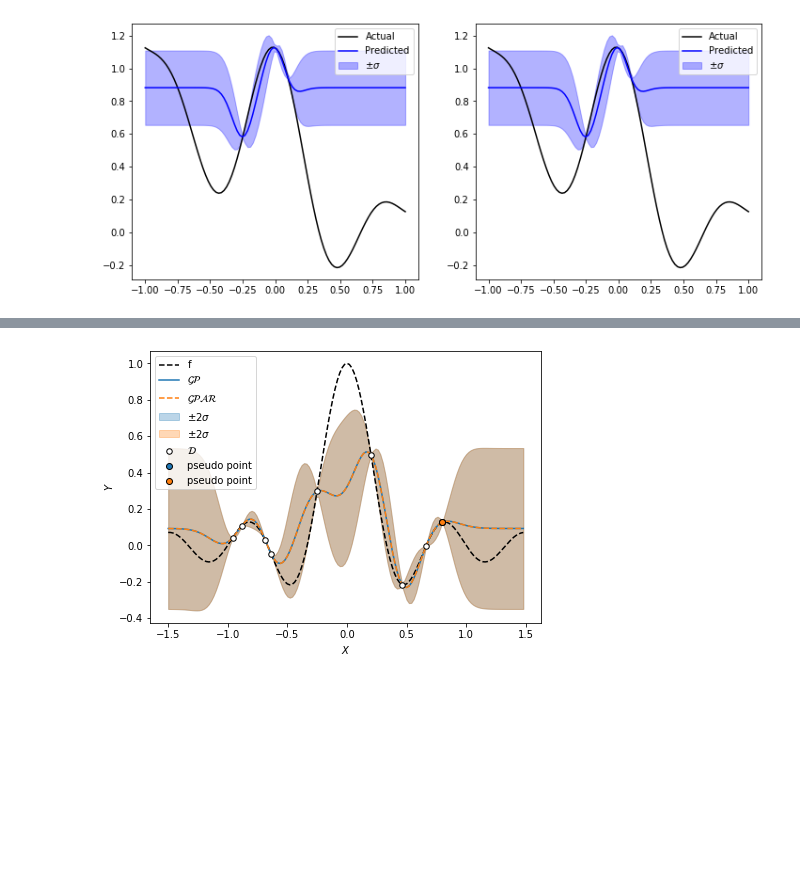
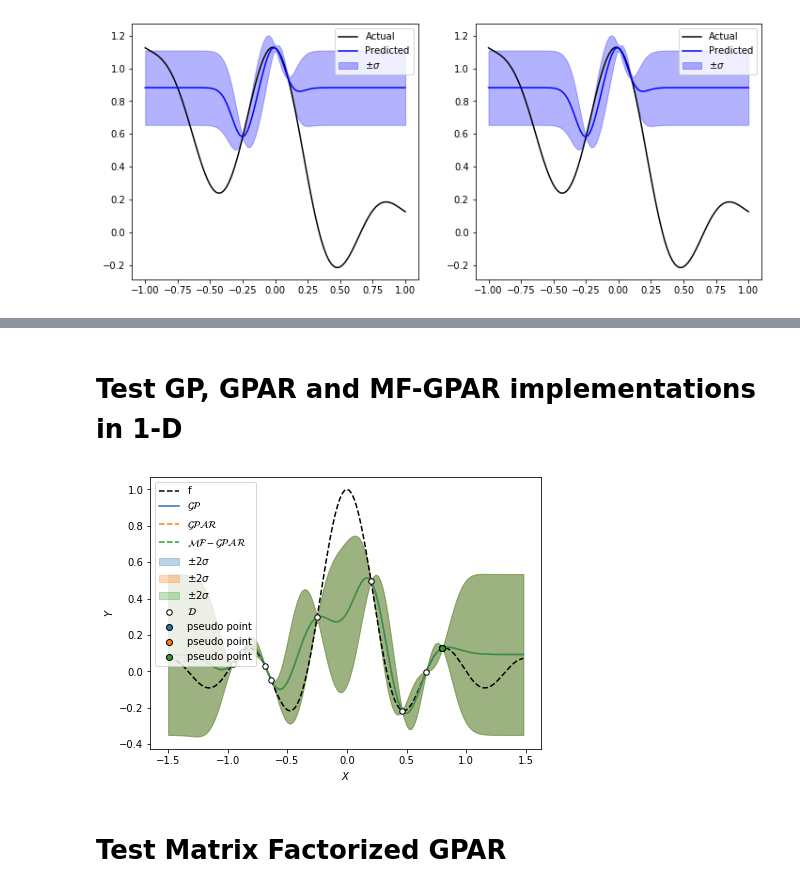
Before and after one commit to gncs/boa, a Jupyter notebook: notebooks/scratch.ipynb, the cells around one changed output, grey strips where cells are left out. Cells and saved outputs as stored; diff of their text form; code cells hidden in the pictures; blank space fills up the shorter version.

Commit message:
MF-GPAR seems to work in 1D, starting work on experiments.

```diff
--- a/notebooks/scratch.ipynb
+++ b/notebooks/scratch.ipynb
@@ -73,3 +71,5 @@ m = m | (X_train, Y_train)
+# %% [markdown]
+# Test GP, GPAR and MF-GPAR implementations in 1-D
 # %%
 # Test function
 def f(x):
@@ -110,39 +110,65 @@ y_pred_gpar, var_pred_gpar = gpar.predict_batch(x_cont)
 
 y_pred_gpar = y_pred_gpar.numpy()
 var_pred_gpar = var_pred_gpar.numpy()
+# %%
+mf_gpar = MatrixFactorizedGPARModel(latent_dim=1, kernel='rbf', num_optimizer_restarts=10, verbose=True)
+mf_gpar = mf_gpar | (x_train, y_train)
+mf_gpar.train()
+
+mf_gpar.add_pseudo_point(pseudo_point)
+y_pred_mf_gpar, var_pred_mf_gpar = mf_gpar.predict_batch(x_cont)
+
+y_pred_mf_gpar = y_pred_mf_gpar.numpy()
+var_pred_mf_gpar = var_pred_mf_gpar.numpy()
 # %%
 # Plot results
 fig, ax = plt.subplots(nrows=1, ncols=1, figsize=(7, 5))
 
+# Ground truth
 ax.plot(x_cont[:, 0], f(x_cont), color='black', linestyle='dashed', label='f', zorder=-1)
 
+# FF-GP predictions
 ax.plot(x_cont[:, 0], y_pred_ff_gp, color='C0', zorder=-1, label=r'$\mathcal{GP}$')
 ax.fill_between(x_cont.T[0],
                 (y_pred_ff_gp + 2 * np.sqrt(var_pred_ff_gp)).T[0],
                 (y_pred_ff_gp - 2 * np.sqrt(var_pred_ff_gp)).T[0],
                 color='C0',
                 alpha=0.3,
                 zorder=-1,
                 label=r'$\pm2\sigma$')
 
+# GPAR predictions
 ax.plot(x_cont[:, 0], y_pred_gpar, color='C1', zorder=-1, label=r'$\mathcal{GPAR}$', linestyle='dashed')
 ax.fill_between(x_cont.T[0],
                 (y_pred_gpar + 2 * np.sqrt(var_pred_gpar)).T[0],
                 (y_pred_gpar - 2 * np.sqrt(var_pred_gpar)).T[0],
                 color='C1',
                 alpha=0.3,
                 zorder=-1,
                 label=r'$\pm2\sigma$')
 
+# MF-GPAR predictions
+ax.plot(x_cont[:, 0], y_pred_mf_gpar, color='C2', zorder=-1, label=r'$\mathcal{MF-GPAR}$', linestyle='dashed')
+ax.fill_between(x_cont.T[0],
+                (y_pred_mf_gpar + 2 * np.sqrt(var_pred_mf_gpar)).T[0],
+                (y_pred_mf_gpar - 2 * np.sqrt(var_pred_mf_gpar)).T[0],
+                color='C2',
+                alpha=0.3,
+                zorder=-1,
+                label=r'$\pm2\sigma$')
+
 # Data points
 ax.scatter(x=x_train[:, 0], y=y_train[:, 0], s=30, c='white', edgecolors='black', label=r'$\mathcal{D}$')
 ax.scatter(x=ff_gp.xs[-1:, 0], y=ff_gp.ys[-1:, 0], c='C0', edgecolors='black', label='pseudo point')
 ax.scatter(x=gpar.xs[-1:, 0], y=gpar.ys[-1:, 0], c='C1', edgecolors='black', label='pseudo point')
+ax.scatter(x=mf_gpar.xs[-1:, 0], y=mf_gpar.ys[-1:, 0], c='C2', edgecolors='black', label='pseudo point')
 
 ax.legend(loc='upper left')
 ax.set_xlabel('$X$')
 ax.set_ylabel('$Y$')
 
 fig.show()
 # %% [output]
-[figure, old version]
+[figure, new version]
+# %% [markdown]
+# Test Matrix Factorized GPAR
```
Also changed, not shown: parts of 1 cell of this notebook, 4 other files.
